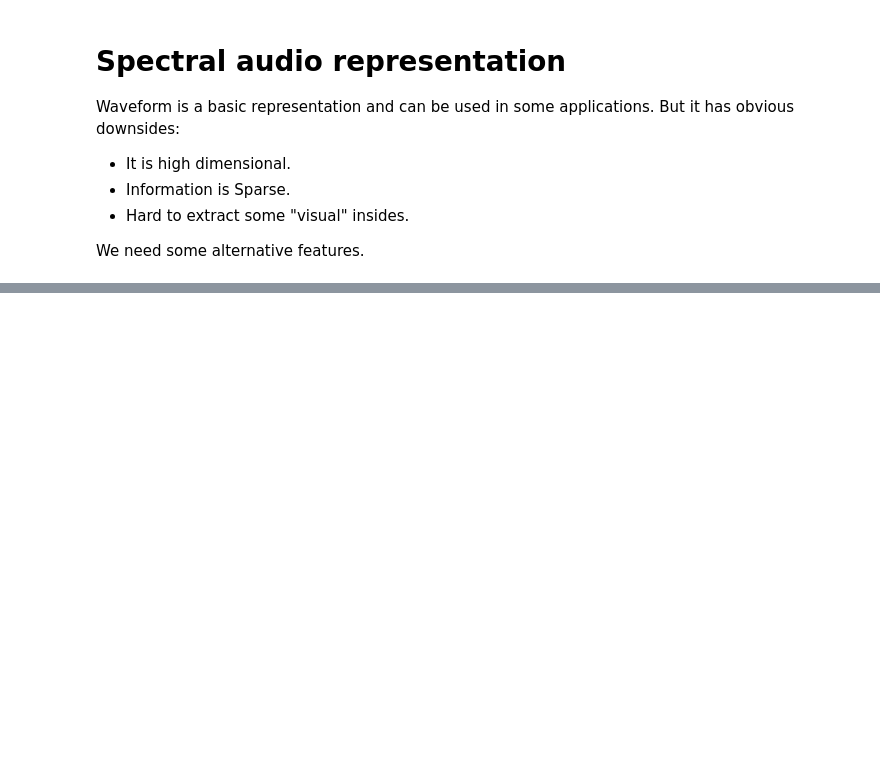
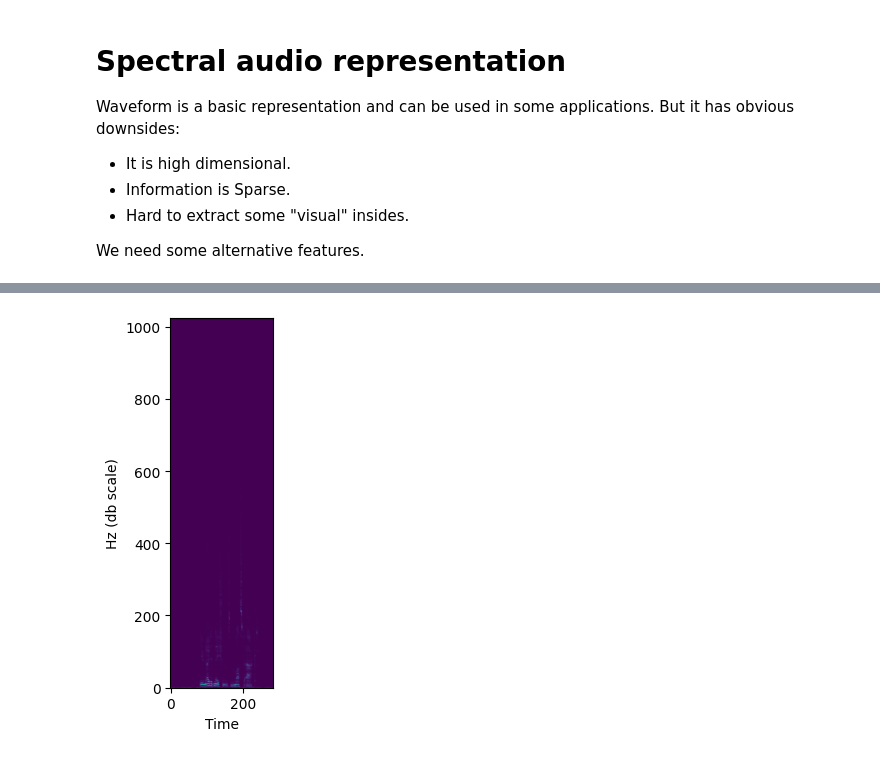
Before and after one commit to VSydorskyy/ucu_audio_processing_course, a Jupyter notebook: Module_1/Lecture_1/Intro_to_Audio_ML.ipynb, the cells around one changed output, grey strips where cells are left out. Cells and saved outputs as stored; diff of their text form; code cells hidden in the pictures; blank space fills up the shorter version.

```diff
--- a/Module_1/Lecture_1/Intro_to_Audio_ML.ipynb
+++ b/Module_1/Lecture_1/Intro_to_Audio_ML.ipynb
@@ -483,3 +494,5 @@ So finally we come to Spectogram, where we have:
 - Intensity: Amplitude of corresponding Frequency in specified window (in dB).
 
 ![](images/1_a9epmpqL_X1lGb7bJuCVtA.png)
+# %%
+stft_audio_or = librosa.stft(sample_audio_or)
@@ -485,0 +537,10 @@ So finally we come to Spectogram, where we have:
+# %%
+S_audio_or = np.abs(stft_audio_or)
+# %%
+plt.imshow(S_audio_or)
+plt.xlabel('Time')
+plt.ylabel('Hz (db scale)')
+plt.gca().invert_yaxis()
+plt.show()
+# %% [output]
+[figure, added]
```
Also changed, not shown: parts of 31 cells of this notebook, 2 other files.
